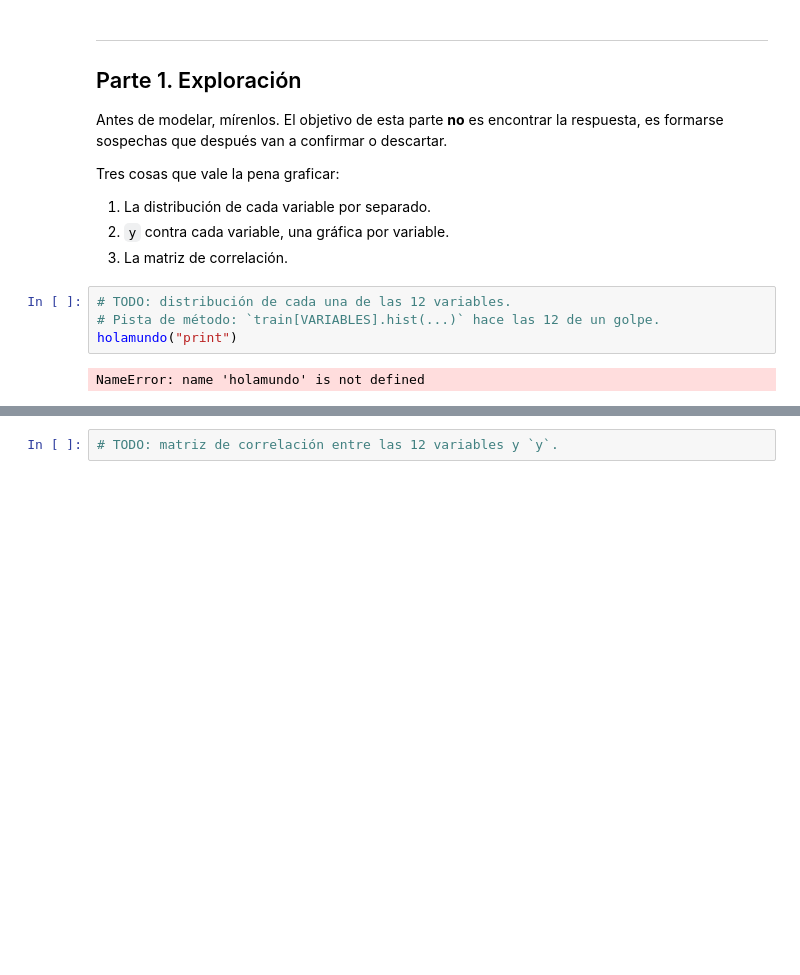
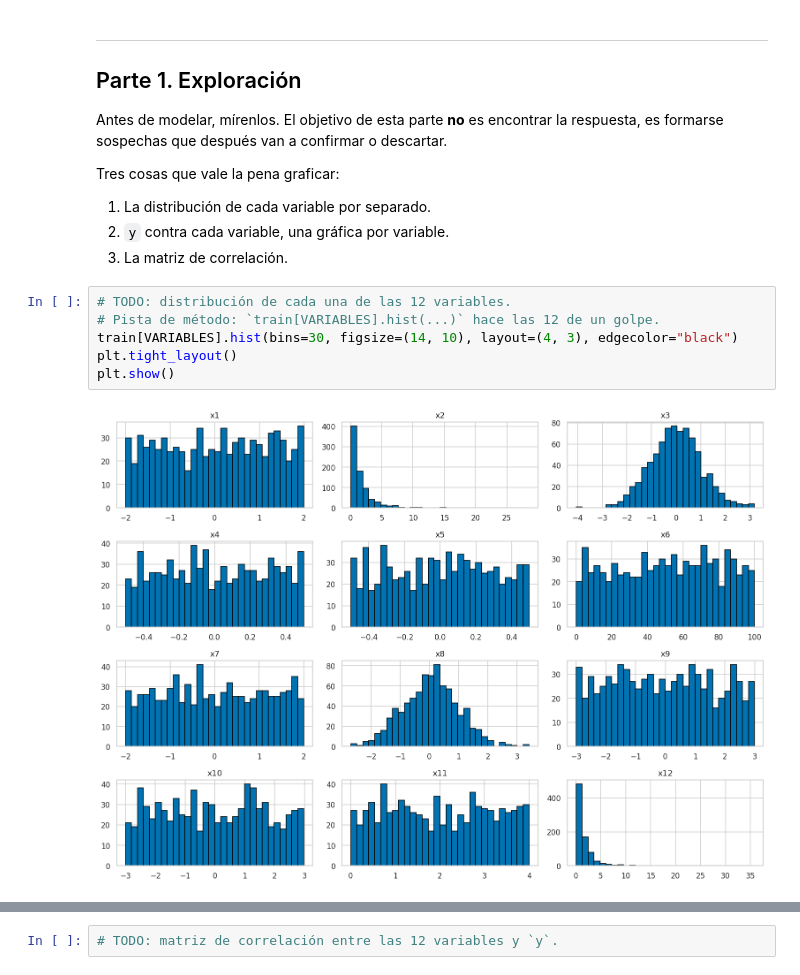
Before and after one commit to nasaul/mineria_datos, a Jupyter notebook: tareas/tarea_01_aproximacion_funcion.ipynb, the cells around one changed output, grey strips where cells are left out. Saved outputs shown, nothing was run; the diff lists cells and outputs as text; blank space fills up the shorter version.

```diff
--- a/tareas/tarea_01_aproximacion_funcion.ipynb
+++ b/tareas/tarea_01_aproximacion_funcion.ipynb
@@ -193,9 +245,11 @@ Tres cosas que vale la pena graficar:
 # %%
 # TODO: distribución de cada una de las 12 variables.
 # Pista de método: `train[VARIABLES].hist(...)` hace las 12 de un golpe.
-holamundo("print")
+train[VARIABLES].hist(bins=30, figsize=(14, 10), layout=(4, 3), edgecolor="black")
+plt.tight_layout()
+plt.show()
 # %% [output]
-NameError: name 'holamundo' is not defined
+[figure, added]
 # %%
 # TODO: `y` contra cada variable. Una rejilla de 12 paneles.
 # Usen puntos con transparencia (`alpha`): con 800 observaciones se traslapan.
```
Also changed, not shown: parts of 6 cells of this notebook.
